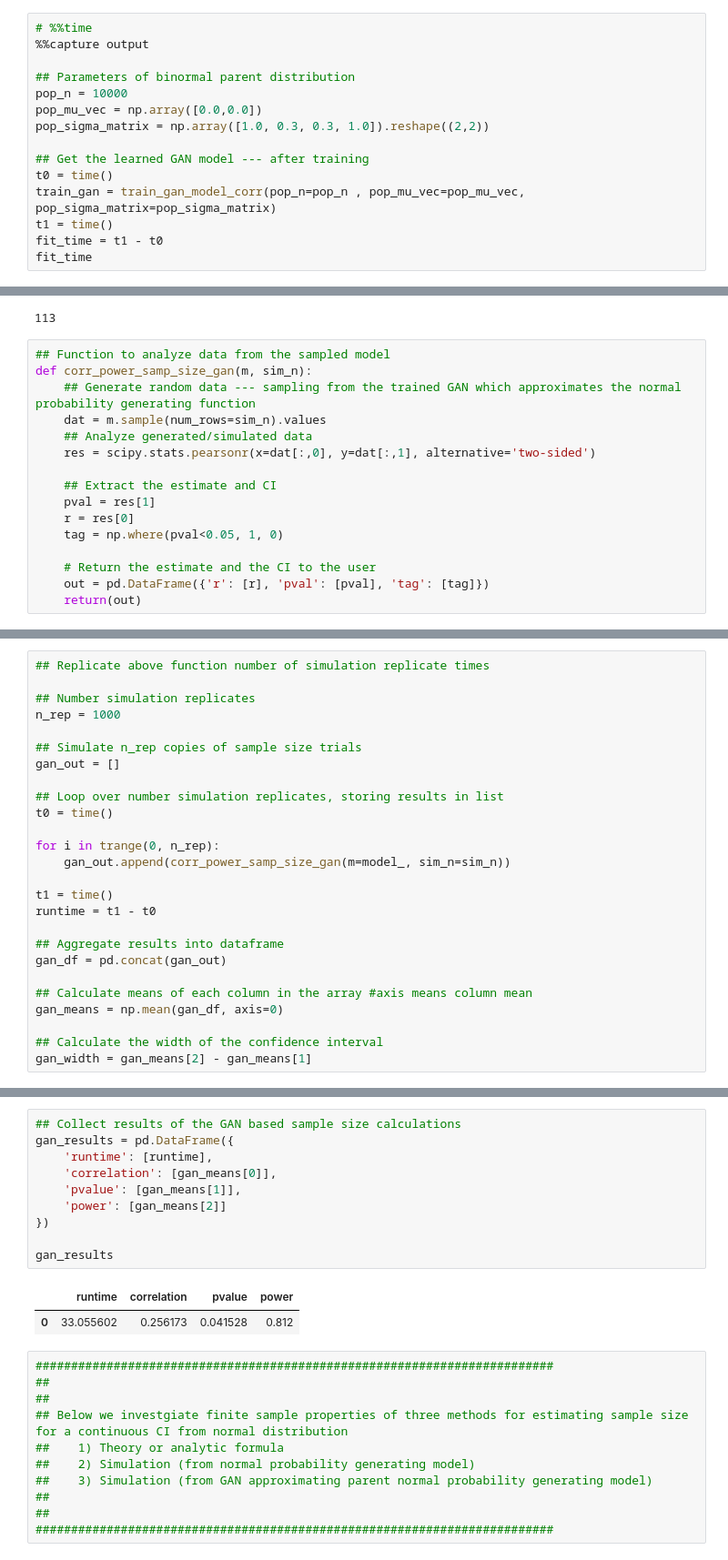
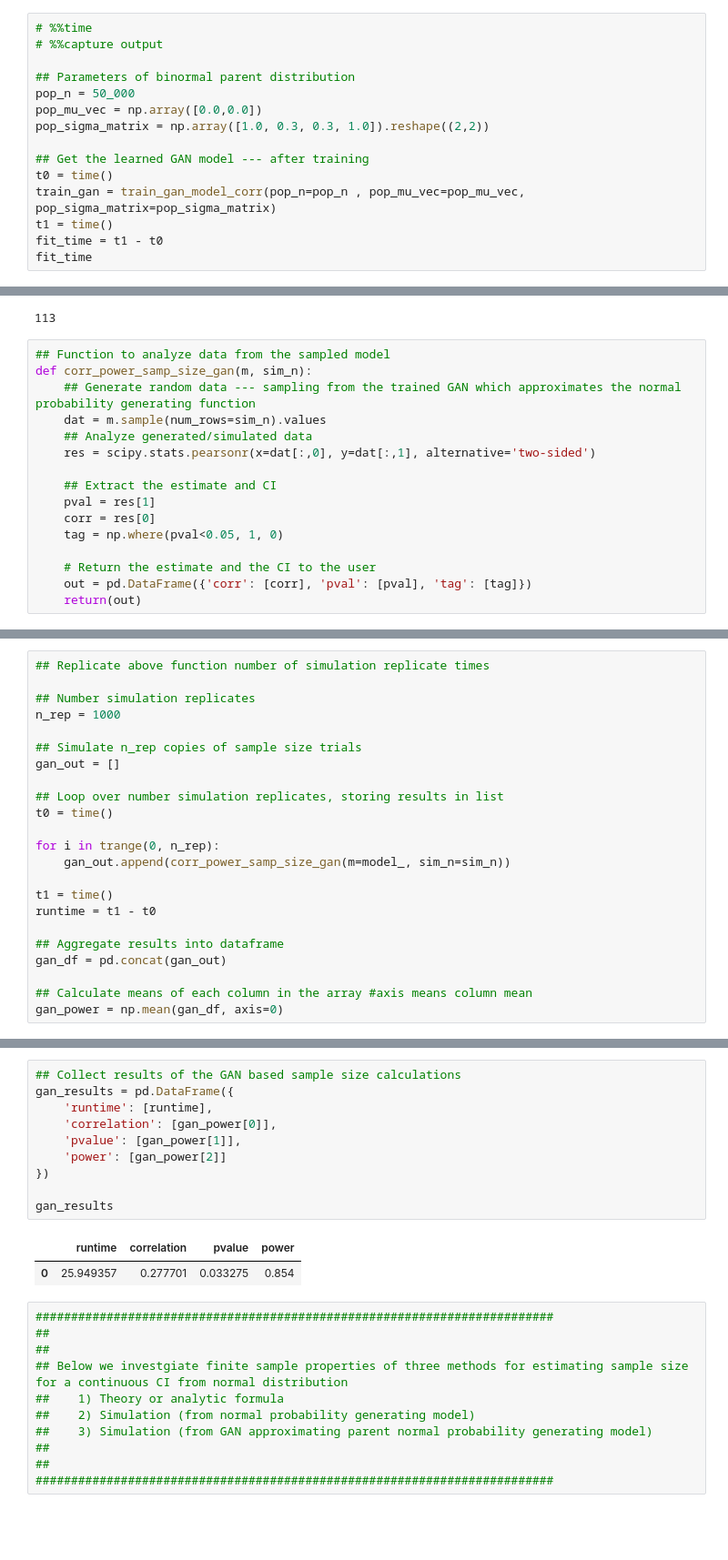
Before and after one commit to bettytan123/Sample-Size-Calculation, a Jupyter notebook: Correlation.ipynb, the cells around one changed output, grey strips where cells are left out. Shown: that part at 91% size. Cells and saved outputs as stored; diff of their text form; blank space fills up the shorter version.

```diff
--- a/Correlation.ipynb
+++ b/Correlation.ipynb
@@ -241,10 +250,10 @@ def train_gan_model_corr(pop_n, pop_mu_vec, pop_sigma_matrix):
     return out
 # %%
 # %%time
-%%capture output
+# %%capture output
 
 ## Parameters of binormal parent distribution
-pop_n = 10000
+pop_n = 50_000
 pop_mu_vec = np.array([0.0,0.0])
 pop_sigma_matrix = np.array([1.0, 0.3, 0.3, 1.0]).reshape((2,2))
 
@@ -334,9 +345,9 @@ def corr_power_samp_size_gan(m, sim_n):
 
     ## Extract the estimate and CI
     pval = res[1]
-    r = res[0]
+    corr = res[0]
     tag = np.where(pval<0.05, 1, 0)
 
     # Return the estimate and the CI to the user
-    out = pd.DataFrame({'r': [r], 'pval': [pval], 'tag': [tag]})
+    out = pd.DataFrame({'corr': [corr], 'pval': [pval], 'tag': [tag]})
     return(out)
@@ -373,7 +373,4 @@ runtime = t1 - t0
 gan_df = pd.concat(gan_out)
 
 ## Calculate means of each column in the array #axis means column mean
-gan_means = np.mean(gan_df, axis=0)
-
-## Calculate the width of the confidence interval
-gan_width = gan_means[2] - gan_means[1]
+gan_power = np.mean(gan_df, axis=0)
@@ -380,16 +384,16 @@ gan_width = gan_means[2] - gan_means[1]
 # %%
 ## Collect results of the GAN based sample size calculations
 gan_results = pd.DataFrame({
     'runtime': [runtime],
-    'correlation': [gan_means[0]],
-    'pvalue': [gan_means[1]],
-    'power': [gan_means[2]]
+    'correlation': [gan_power[0]],
+    'pvalue': [gan_power[1]],
+    'power': [gan_power[2]]
 })
 
 gan_results
 # %% [output]
 |  | runtime | correlation | pvalue | power |
-| 0 | 33.055602 | 0.256173 | 0.041528 | 0.812 |
+| 0 | 25.949357 | 0.277701 | 0.033275 | 0.854 |
 # %%
 #########################################################################
 ##
```
Also changed, not shown: parts of 27 cells of this notebook.
